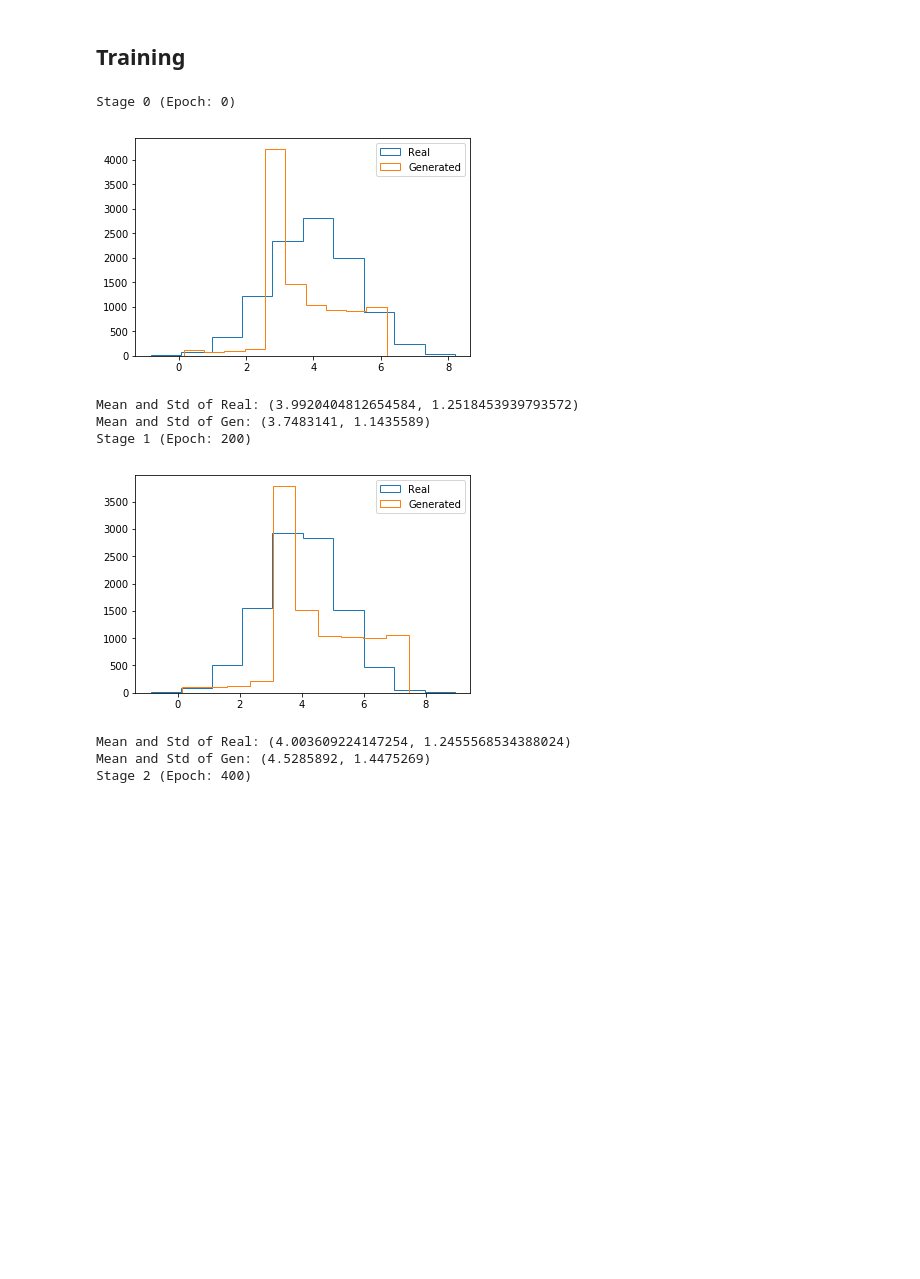
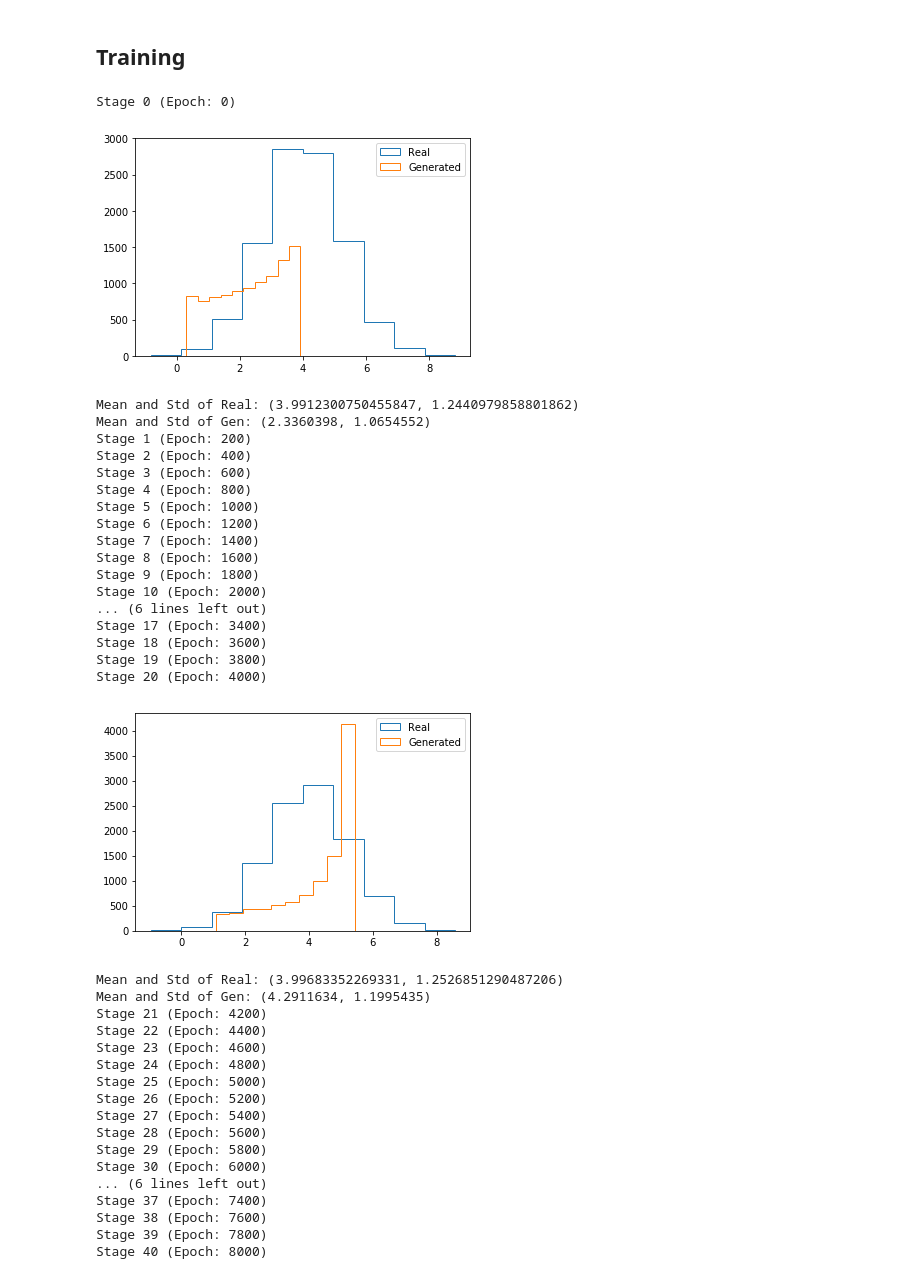
Before and after one commit to skim0119/DeepLearning_Notes, a Jupyter notebook: 6.Generative Adversarial Networks/1.GAN - Probabilistic Distribution.ipynb, the cells around one changed output. Drawn from its saved outputs; the diff is of its cells as text; code cells hidden in the pictures; blank space fills up the shorter version.

```diff
--- a/6.Generative Adversarial Networks/1.GAN - Probabilistic Distribution.ipynb
+++ b/6.Generative Adversarial Networks/1.GAN - Probabilistic Distribution.ipynb
@@ -143,21 +143,49 @@ def visualize(n_test):
 # %%
 n_repeat=200
 n_show=200
 n_test=100
 for i in range(n_repeat):
     print('Stage', i, '(Epoch: {})'.format(i * n_show))
 
     train(n_show)
-    if n_repeat % 20 == 0: visualize(n_test)
+    if i % 20 == 0: visualize(n_test)
 
     plt.show()
 # %% [output]
 Stage 0 (Epoch: 0)
-[figure, old version]
+[figure, new version]
-Mean and Std of Real: (3.9920404812654584, 1.2518453939793572)
-Mean and Std of Gen: (3.7483141, 1.1435589)
+Mean and Std of Real: (3.9912300750455847, 1.2440979858801862)
+Mean and Std of Gen: (2.3360398, 1.0654552)
 Stage 1 (Epoch: 200)
+Stage 2 (Epoch: 400)
+Stage 3 (Epoch: 600)
+Stage 4 (Epoch: 800)
+Stage 5 (Epoch: 1000)
+Stage 6 (Epoch: 1200)
+Stage 7 (Epoch: 1400)
+Stage 8 (Epoch: 1600)
+Stage 9 (Epoch: 1800)
+Stage 10 (Epoch: 2000)
+... (6 lines left out)
+Stage 17 (Epoch: 3400)
+Stage 18 (Epoch: 3600)
+Stage 19 (Epoch: 3800)
+Stage 20 (Epoch: 4000)
-[figure, old version]
+[figure, new version]
-Mean and Std of Real: (4.003609224147254, 1.2455568534388024)
-Mean and Std of Gen: (4.5285892, 1.4475269)
-Stage 2 (Epoch: 400)
+Mean and Std of Real: (3.99683352269331, 1.2526851290487206)
+Mean and Std of Gen: (4.2911634, 1.1995435)
+Stage 21 (Epoch: 4200)
+Stage 22 (Epoch: 4400)
+Stage 23 (Epoch: 4600)
+Stage 24 (Epoch: 4800)
+Stage 25 (Epoch: 5000)
+Stage 26 (Epoch: 5200)
+Stage 27 (Epoch: 5400)
+Stage 28 (Epoch: 5600)
+Stage 29 (Epoch: 5800)
+Stage 30 (Epoch: 6000)
+... (6 lines left out)
+Stage 37 (Epoch: 7400)
+Stage 38 (Epoch: 7600)
+Stage 39 (Epoch: 7800)
+Stage 40 (Epoch: 8000)
```
Also changed, not shown: parts of 2 cells of this notebook.
